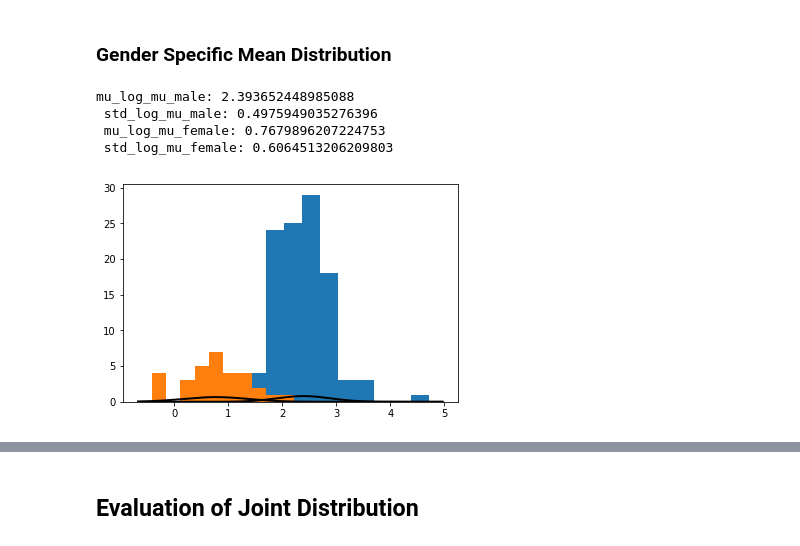
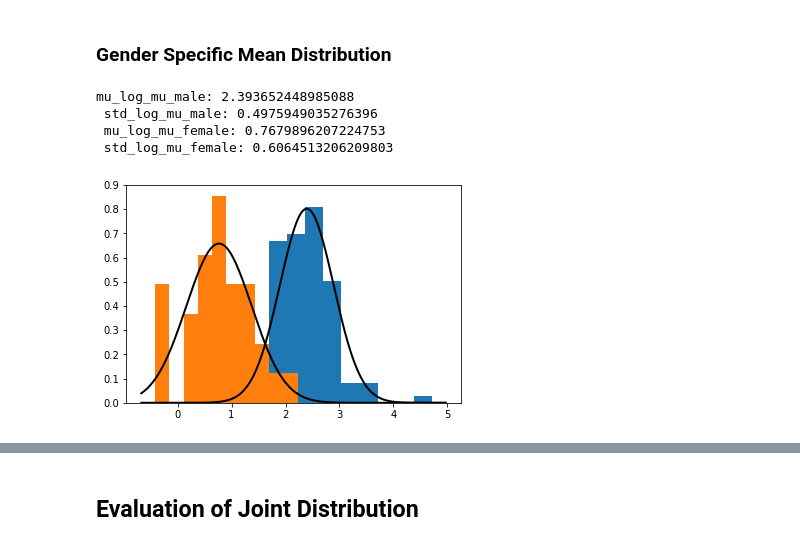
Before and after one commit to fnozarian/Anti-doping-analysis, a Jupyter notebook: EDA V2.0.ipynb, the cells around one changed output, grey strips where cells are left out. Saved outputs shown, nothing was run; the diff lists cells and outputs as text; code cells hidden in the pictures.

```diff
--- a/EDA V2.0.ipynb
+++ b/EDA V2.0.ipynb
@@ -134,25 +134,25 @@ mu1: 0.65, mu2: 2.31, sigma1: 0.32, sigma2: 0.48
 # %%
 mu_log_mu_male, std_log_mu_male = norm.fit(np.log(mean_std_male[:, 0]))
 mu_log_mu_female, std_log_mu_female = norm.fit(np.log(mean_std_female[:, 0]))
 
 # Plot the PDF.
-plt.hist(np.log(mean_std_male[:, 0]), )
-plt.hist(np.log(mean_std_female[:, 0]))
+plt.hist(np.log(mean_std_male[:, 0]), normed=True)
+plt.hist(np.log(mean_std_female[:, 0]), normed=True)
 xmin, xmax = plt.xlim()
 x = np.linspace(xmin, xmax, 200)
 p_male = norm.pdf(x, mu_log_mu_male, std_log_mu_male)
 p_female = norm.pdf(x, mu_log_mu_female, std_log_mu_female)
 plt.plot(x, p_male, 'k', linewidth=2)
 plt.plot(x, p_female, 'k', linewidth=2)
 print("mu_log_mu_male:", mu_log_mu_male, "\n", "std_log_mu_male:", std_log_mu_male, "\n", "mu_log_mu_female:",
       mu_log_mu_female, "\n", "std_log_mu_female:", std_log_mu_female)
 plt.show()
 # %% [output]
 mu_log_mu_male: 2.393652448985088
  std_log_mu_male: 0.4975949035276396
  mu_log_mu_female: 0.7679896207224753
  std_log_mu_female: 0.6064513206209803
-[figure, old version]
+[figure, new version]
 # %% [markdown]
 ## $p (x _ { 1} ,x _ { 2} ,\dots ,x _ { n }, x _ { n + 1} ) = \iint \prod _ { j = 1} ^ { n + 1} N ( \mu ,\sigma ) | _ { x _ { j } } \cdot p ( \mu ,\sigma ) \, d\mu \, d\sigma$
 # %%
```
Also changed, not shown: parts of 15 cells of this notebook.
